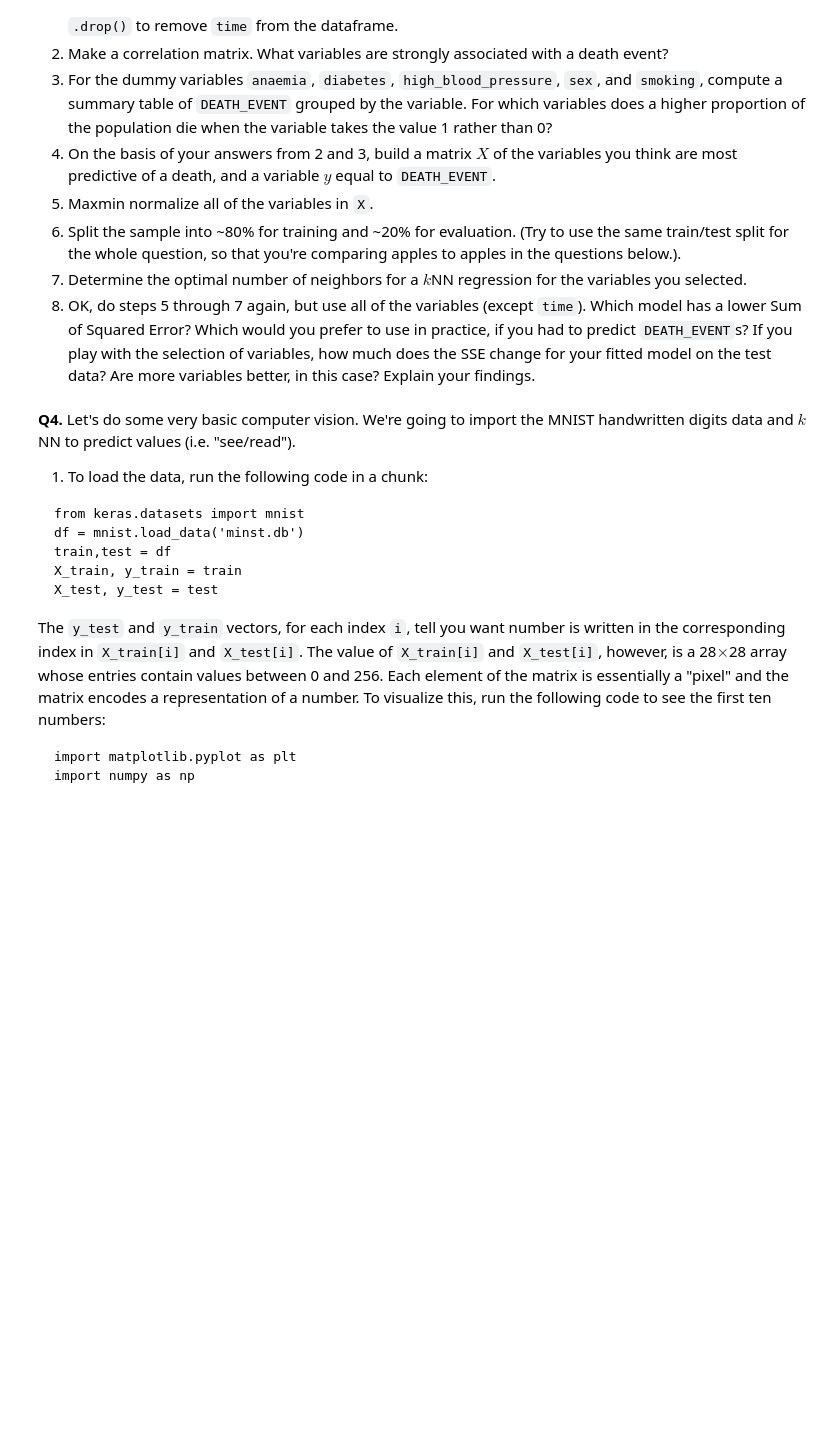
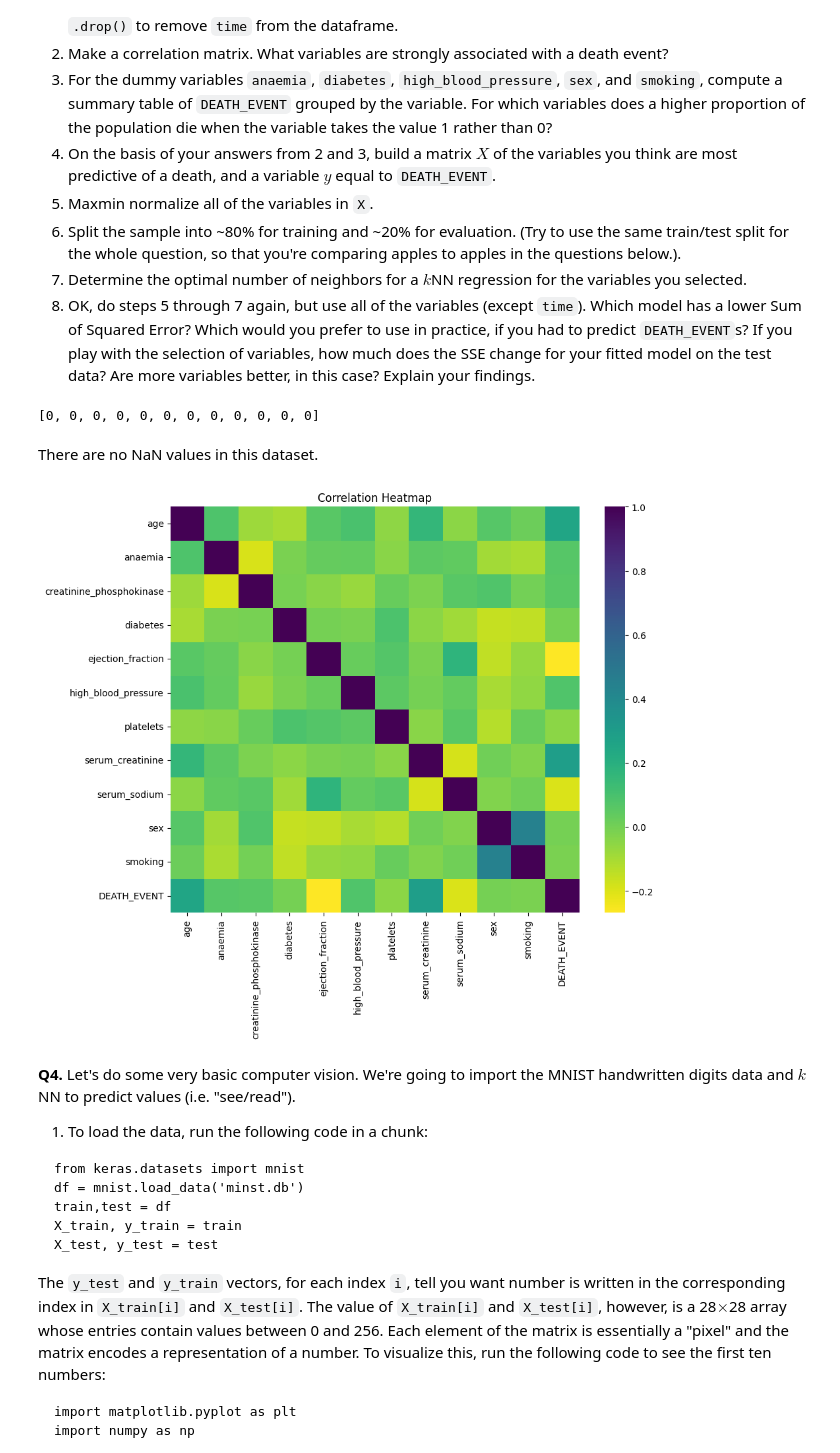
Before and after one commit to elaine-zhang12/assignment3, a Jupyter notebook: assignment_knn_and_kmc.ipynb, the cells around one changed output. Drawn from its saved outputs; the diff is of its cells as text; code cells hidden in the pictures; blank space fills up the shorter version.

```diff
--- a/assignment_knn_and_kmc.ipynb
+++ b/assignment_knn_and_kmc.ipynb
@@ -186,6 +267,23 @@ df = pd.read_csv('USA_cars_datasets.csv')
 6. Split the sample into ~80% for training and ~20% for evaluation. (Try to use the same train/test split for the whole question, so that you're comparing apples to apples in the questions below.).
 7. Determine the optimal number of neighbors for a $k$NN regression for the variables you selected.
 8. OK, do steps 5 through 7 again, but use all of the variables (except `time`). Which model has a lower Sum of Squared Error? Which would you prefer to use in practice, if you had to predict `DEATH_EVENT`s? If you play with the selection of variables, how much does the SSE change for your fitted model on the test data? Are more variables better, in this case? Explain your findings.
+# %%
+health = pd.read_csv('heart_failure_clinical_records_dataset.csv')
+health = health.drop(columns=['time'])
+print(health.isnull().sum().tolist())
+# %% [output]
+[0, 0, 0, 0, 0, 0, 0, 0, 0, 0, 0, 0]
+# %% [markdown]
+There are no NaN values in this dataset.
+# %%
+import seaborn as sns
+
+correlation_matrix = health.corr()
+plt.figure(figsize=(10, 8))
+plt.title('Correlation Heatmap')
+heatmap = sns.heatmap(correlation_matrix, annot = False, cmap='viridis_r')
+# %% [output]
+[figure, added]
 # %% [markdown]
 **Q4.** Let's do some very basic computer vision. We're going to import the MNIST handwritten digits data and $k$NN to predict values (i.e. "see/read").
 
```
Also changed, not shown: parts of 7 cells of this notebook.
